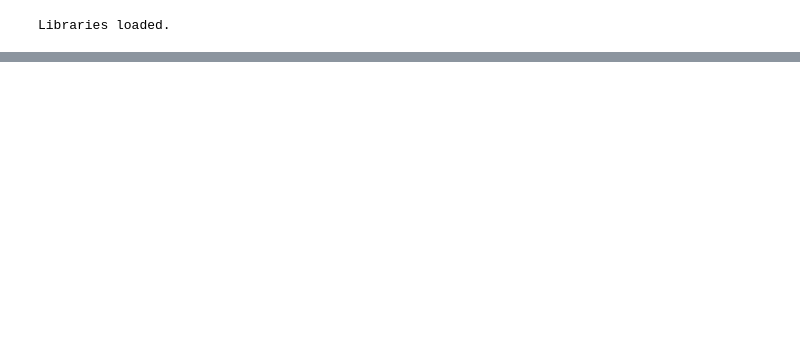
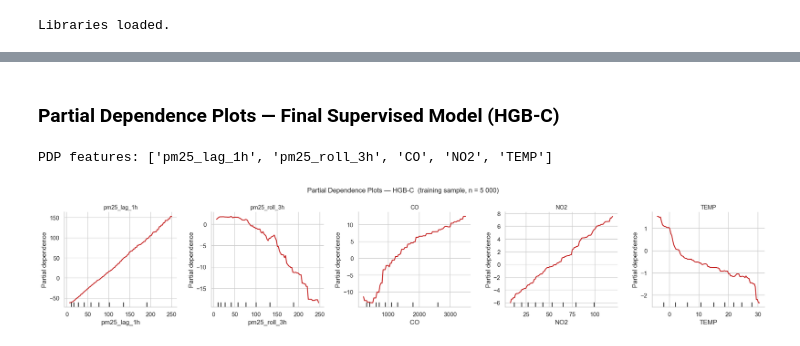
Before and after one commit to Enrik-Shabani/ML-Project-GroupA, a Jupyter notebook: notebooks/03_Supervised_Learning.ipynb, the cells around one changed output, grey strips where cells are left out. Saved outputs shown, nothing was run; the diff lists cells and outputs as text; code cells hidden in the pictures; blank space fills up the shorter version.

```diff
--- a/notebooks/03_Supervised_Learning.ipynb
+++ b/notebooks/03_Supervised_Learning.ipynb
@@ -687,0 +1037,53 @@ Best model : Gradient Boosting  (84.8% RMSE improvement over baseline)
+# %% [markdown]
+### Partial Dependence Plots — Final Supervised Model (HGB-C)
+# %%
+# ── Partial Dependence Plots — HGB-C ────────────────────────────────────
+
+from sklearn.inspection import PartialDependenceDisplay
+
+FINAL_MODEL = trained_models[("HGB", "C")]
+
+# ── Encode features_C — same logic as training ─────────────────────
+X_tr_enc = train_df[features_C].copy()
+
+obj_cols = X_tr_enc.select_dtypes(include="object").columns.tolist()
+if obj_cols:
+    X_tr_enc = pd.get_dummies(X_tr_enc, columns=obj_cols, drop_first=True)
+
+# ── Sample 5 000 training rows for speed ────────────────────────────
+rng    = np.random.default_rng(42)
+idx    = rng.choice(len(X_tr_enc), size=min(5000, len(X_tr_enc)), replace=False)
+X_samp = X_tr_enc.iloc[idx].reset_index(drop=True)
+
+# ── Continuous features to plot (station dummies excluded) ──────────
+PDP_FEATURES = [f for f in ["pm25_lag_1h", "pm25_roll_3h", "CO", "NO2", "TEMP"]
+                if f in X_samp.columns]
+print(f"PDP features: {PDP_FEATURES}")
+
+# ── Plot — one PDP per axis ──────────────────────────────────────────
+n = len(PDP_FEATURES)
+fig, axes = plt.subplots(1, n, figsize=(4 * n, 4))
+axes = np.array(axes).ravel()
+
+for ax, feat in zip(axes, PDP_FEATURES):
+    PartialDependenceDisplay.from_estimator(
+        FINAL_MODEL, X_samp,
+        features=[feat],
+        kind="average",
+        ax=ax,
+        line_kw={"color": COLOR_GB, "linewidth": 1.8},
+        n_jobs=-1,
+    )
+    ax.set_title(feat, fontsize=11)
+    ax.set_xlabel(feat, fontsize=10)
+    ax.set_ylabel("Predicted PM2.5 (µg/m³)", fontsize=10)
+
+fig.suptitle(
+    "Partial Dependence Plots — HGB-C  (training sample, n = 5 000)",
+    fontsize=13,
+)
+plt.tight_layout()
+plt.show()
+# %% [output]
+PDP features: ['pm25_lag_1h', 'pm25_roll_3h', 'CO', 'NO2', 'TEMP']
+[figure, added]
```
Also changed, not shown: parts of 66 cells of this notebook.
